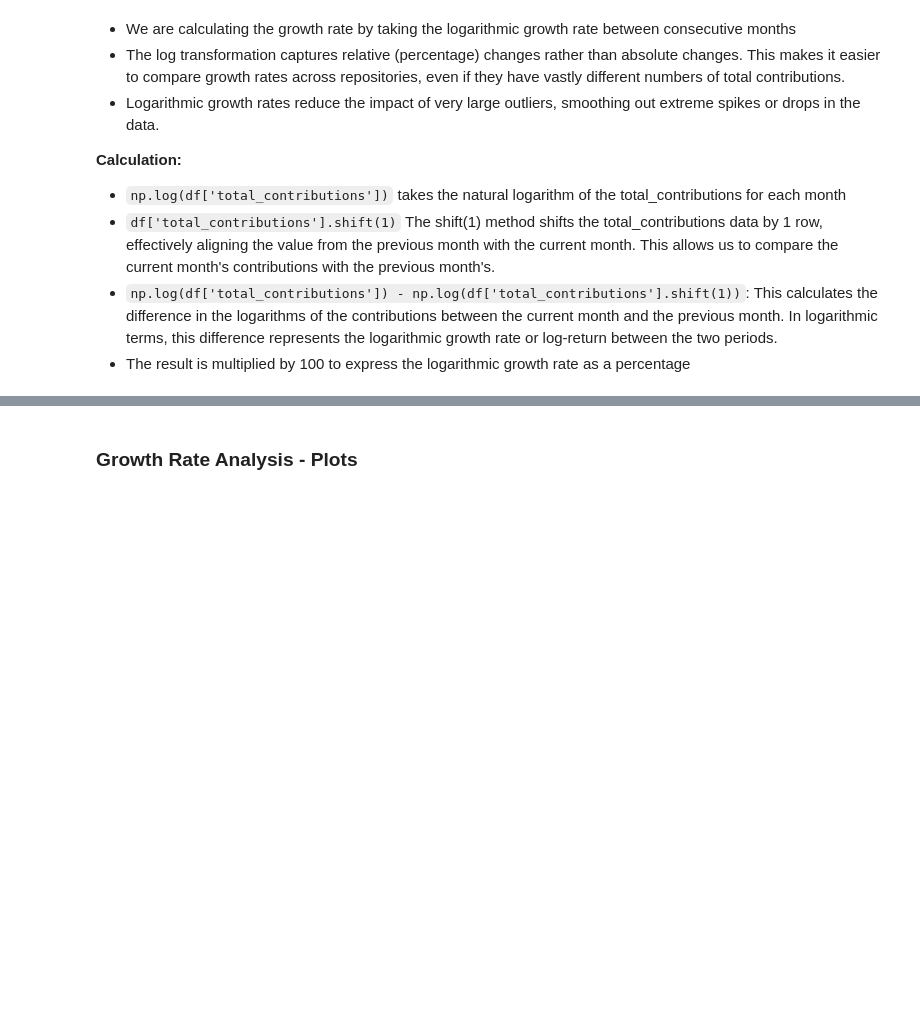
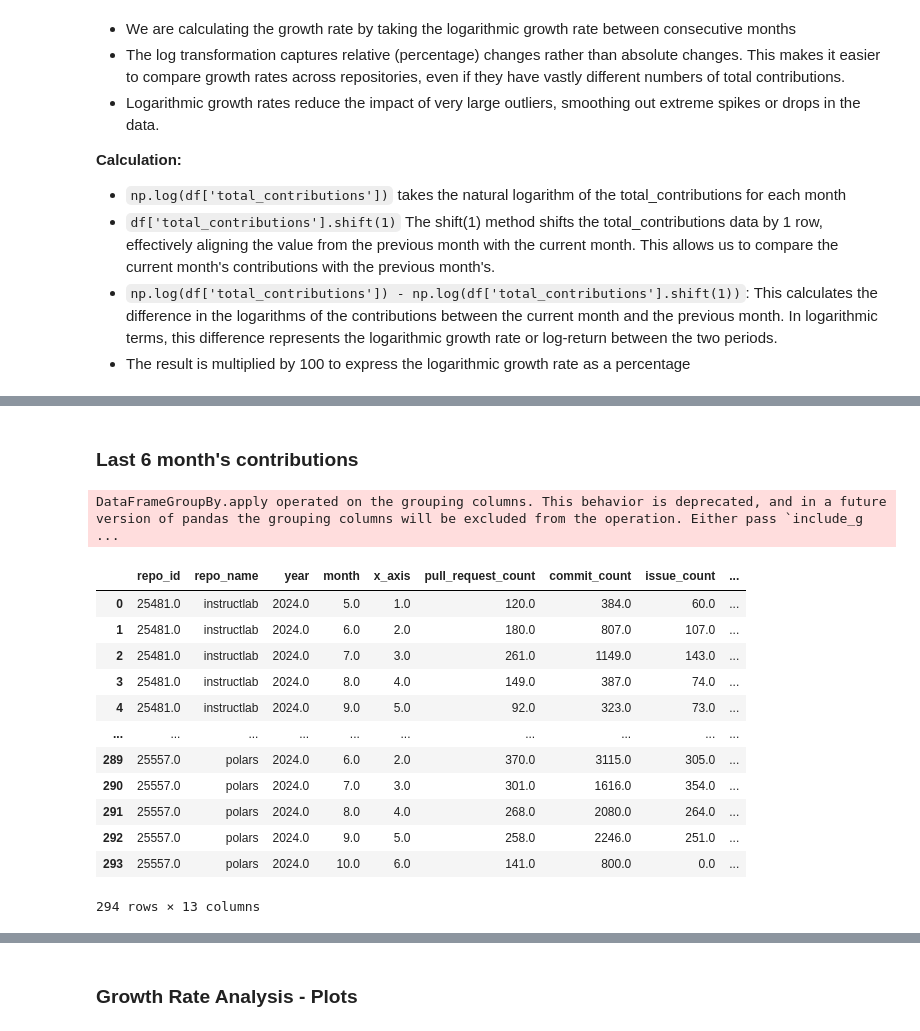
Before and after one commit to Prudhvivuda/Rappel, a Jupyter notebook: notebooks/emerging_ai_projects/growth_rate.ipynb, the cells around one changed output, grey strips where cells are left out. Saved outputs shown, nothing was run; the diff lists cells and outputs as text; code cells hidden in the pictures; blank space fills up the shorter version.

```diff
--- a/notebooks/emerging_ai_projects/growth_rate.ipynb
+++ b/notebooks/emerging_ai_projects/growth_rate.ipynb
@@ -507,0 +495,12 @@ final_df
+# %%
+# Create a dictionary to map repo names to categories
+repo_category_dict = {}
+
+# Map each repo_name in growth_df to its category
+for category, repo_list in urls_json_data.items():
+    for repo_url in repo_list:
+        # Extract repo name from the GitHub URLs
+        repo_name = repo_url.split('/')[-1]
+        repo_category_dict[repo_name] = category
+
+final_df['category'] = final_df['repo_name'].map(repo_category_dict)
@@ -620,0 +544,50 @@ growth_df.to_csv('6_month_growth_rate.csv')
+# %% [markdown]
+### Last 6 month's contributions
+# %%
+# Function to filter and calculate log growth rate for the last 6 months of each repo
+
+def get_last_6_months_growth(df, months_to_consider=7):
+
+    # Sort by year and month to ensure chronological order
+    df = df.sort_values(by=['year', 'month'])
+
+    # Take the last 'months_to_consider' months
+    if len(df) >= months_to_consider:
+        df = df.tail(months_to_consider)
+    else:
+        return pd.DataFrame()  # Return empty DataFrame if less than required months
+
+    # Apply the growth rate calculation for the last 6 months
+    df = calculate_log_monthly_growth(df)
+
+    return df
+
+# Apply the function to each repository group to get the last 6 months of data
+last_6months_df = data.groupby('repo_id').apply(get_last_6_months_growth)
+
+# Flatten the groupby result and reset the index
+last_6months_df = last_6months_df.reset_index(drop=True)
+
+# Reorder the columns as needed
+last_6months_df = last_6months_df[['repo_id', 'repo_name', 'year', 'month', 'x_axis',
+                       'pull_request_count', 'commit_count', 'issue_count',
+                       'review_count', 'message_count', 'total_contributions', 'category',
+                       'log_growth_rate']]
+
+# Display or print the final dataframe for the last 6 months
+last_6months_df
+# %% [output]
+DataFrameGroupBy.apply operated on the grouping columns. This behavior is deprecated, and in a future version of pandas the grouping columns will be excluded from the operation. Either pass `include_g ...
+|  | repo_id | repo_name | year | month | x_axis | pull_request_count | commit_count | issue_count | ... |
+| 0 | 25481.0 | instructlab | 2024.0 | 5.0 | 1.0 | 120.0 | 384.0 | 60.0 | ... |
+| 1 | 25481.0 | instructlab | 2024.0 | 6.0 | 2.0 | 180.0 | 807.0 | 107.0 | ... |
+| 2 | 25481.0 | instructlab | 2024.0 | 7.0 | 3.0 | 261.0 | 1149.0 | 143.0 | ... |
+| 3 | 25481.0 | instructlab | 2024.0 | 8.0 | 4.0 | 149.0 | 387.0 | 74.0 | ... |
+| 4 | 25481.0 | instructlab | 2024.0 | 9.0 | 5.0 | 92.0 | 323.0 | 73.0 | ... |
+| ... | ... | ... | ... | ... | ... | ... | ... | ... | ... |
+| 289 | 25557.0 | polars | 2024.0 | 6.0 | 2.0 | 370.0 | 3115.0 | 305.0 | ... |
+| 290 | 25557.0 | polars | 2024.0 | 7.0 | 3.0 | 301.0 | 1616.0 | 354.0 | ... |
+| 291 | 25557.0 | polars | 2024.0 | 8.0 | 4.0 | 268.0 | 2080.0 | 264.0 | ... |
+| 292 | 25557.0 | polars | 2024.0 | 9.0 | 5.0 | 258.0 | 2246.0 | 251.0 | ... |
+| 293 | 25557.0 | polars | 2024.0 | 10.0 | 6.0 | 141.0 | 800.0 | 0.0 | ... |
+294 rows × 13 columns
```
Also changed, not shown: parts of 26 cells of this notebook, 3 other files.
